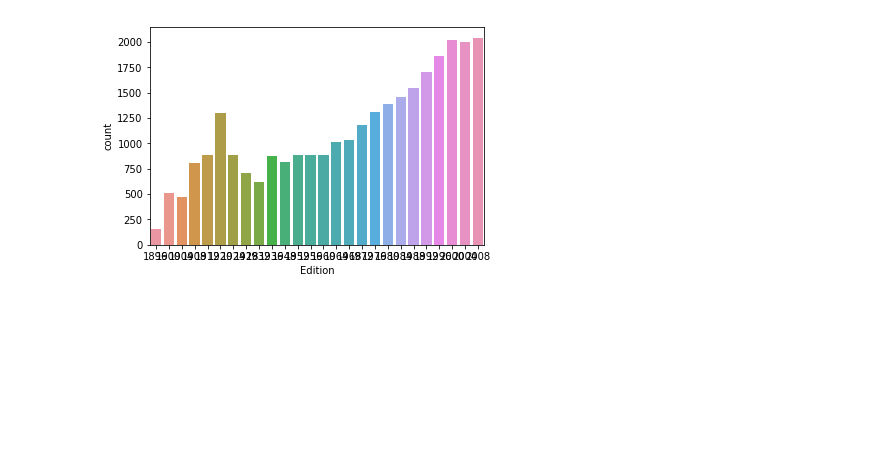
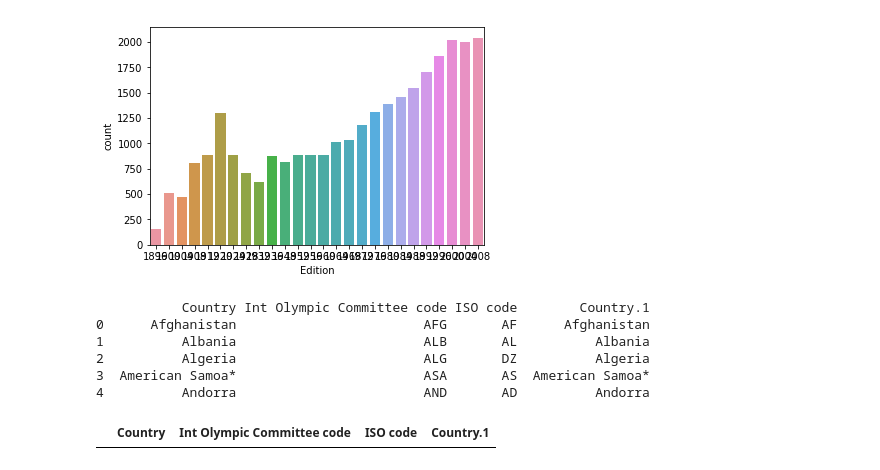
Before and after one commit to surya-durgaputra/PythonBasics, a Jupyter notebook: Pandas/PandasFocused/05-Indexing.ipynb, the cells around one changed output. Saved outputs shown, nothing was run; the diff lists cells and outputs as text; code cells hidden in the pictures; blank space fills up the shorter version.

```diff
--- a/Pandas/PandasFocused/05-Indexing.ipynb
+++ b/Pandas/PandasFocused/05-Indexing.ipynb
@@ -288,3 +280,20 @@ ath.Edition.value_counts().plot(kind='bar');
 sns.countplot(x='Edition', data=ath);
 # %% [output]
 [figure]
+# %%
+### How many total countries were there in 2008 Olympics?
+### How many countries did not win any medals in 2008?
+countries = pd.read_csv('data/country_codes.csv')
+print(countries.head())
+### since countries has two columns Contry and Country.1 with similar values,
+### let's check if columns Country and Country.1 are exactly the same
+countries[countries.Country != countries['Country.1']]
+### indeed they are tha same since the above returns empty
+# %% [output]
+           Country Int Olympic Committee code ISO code        Country.1
+0      Afghanistan                        AFG       AF      Afghanistan
+1          Albania                        ALB       AL          Albania
+2          Algeria                        ALG       DZ          Algeria
+3  American Samoa*                        ASA       AS  American Samoa*
+4          Andorra                        AND       AD          Andorra
+|  | Country | Int Olympic Committee code | ISO code | Country.1 |
```
Also changed, not shown: parts of 6 cells of this notebook, 1 other file.
